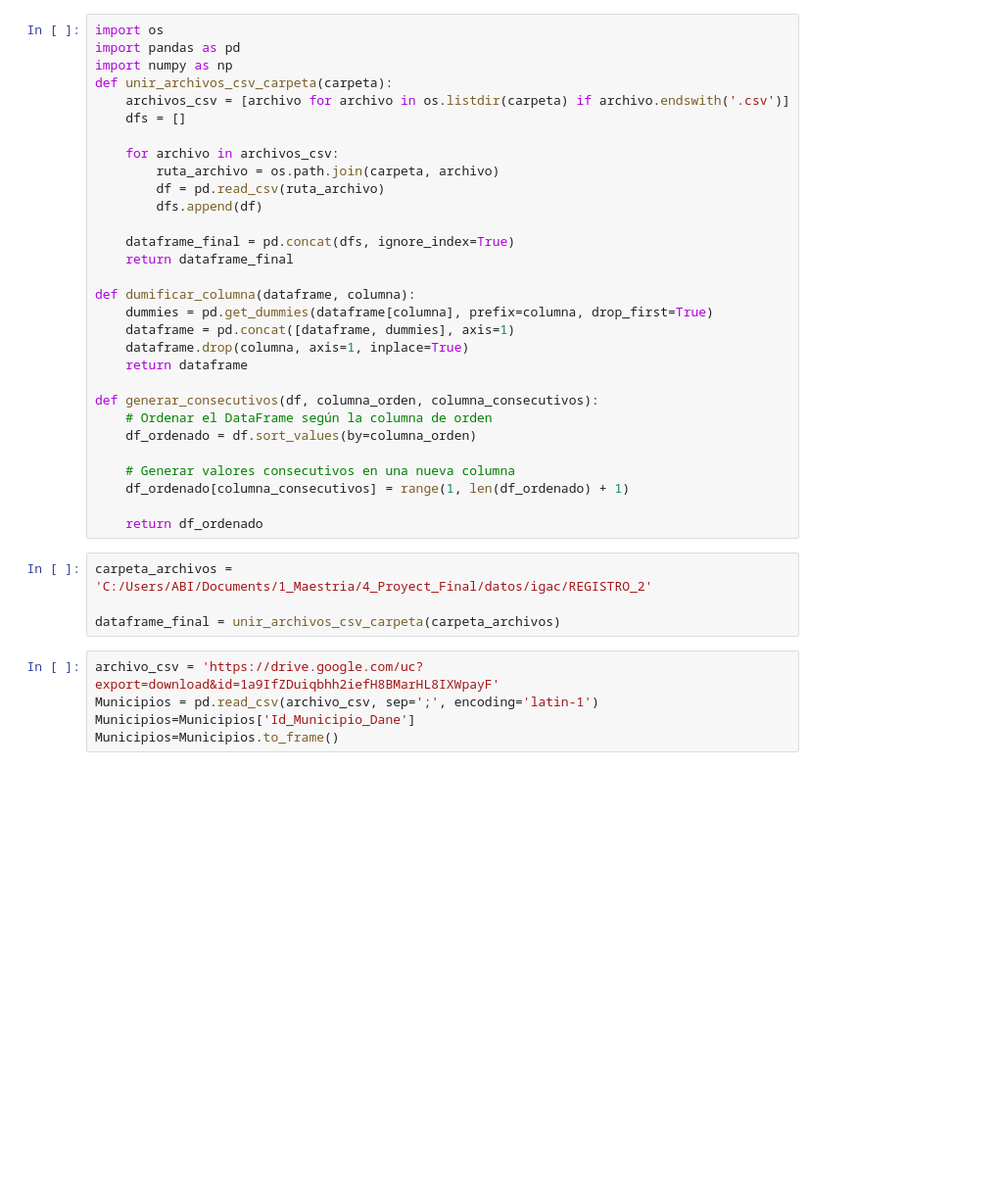
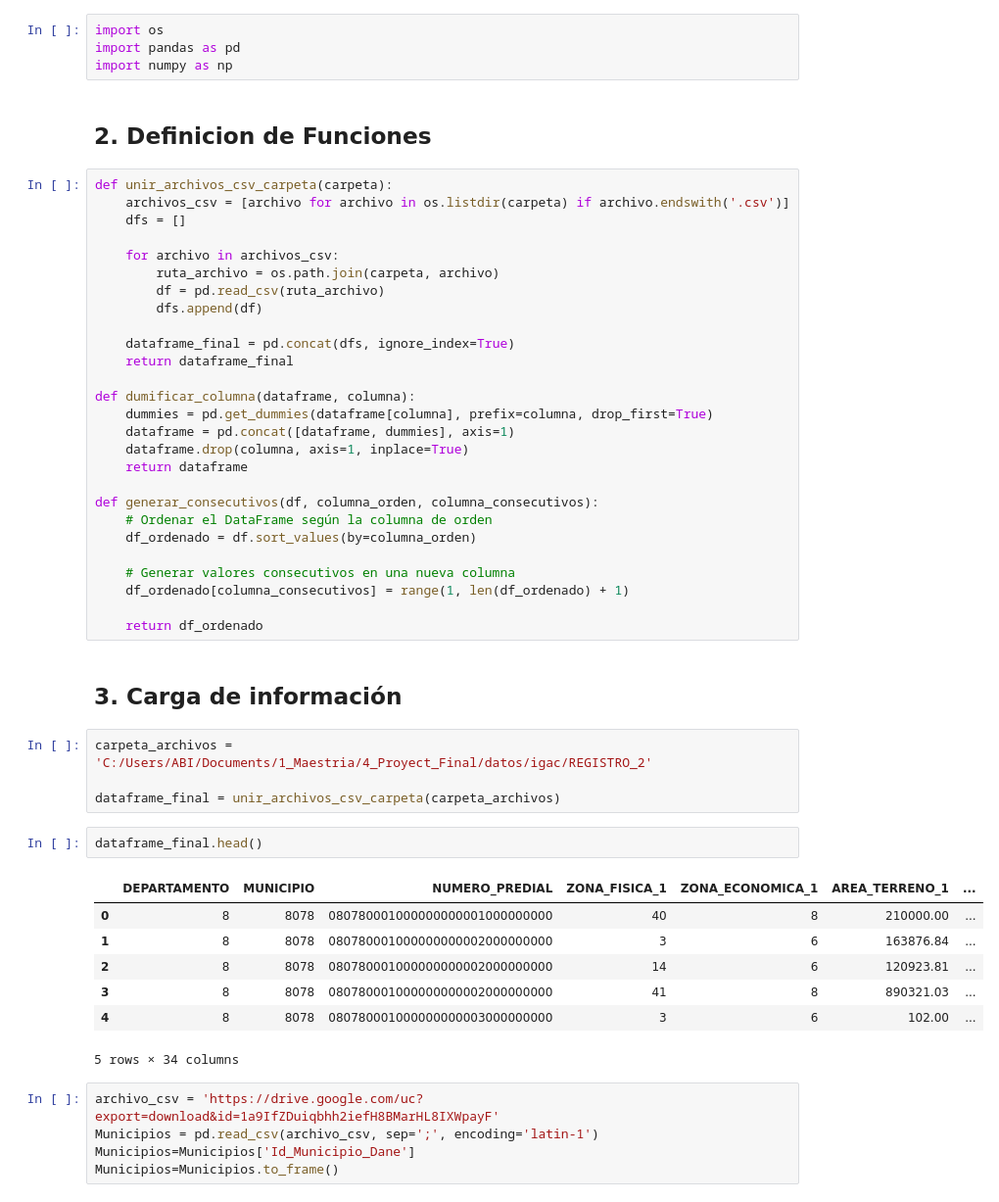
Before and after one commit to Daniel1388/Towns_ML, a Jupyter notebook: Data/Pre_Processing_Lotes.ipynb, the cells around one changed output. Shown at 98% size. Saved outputs shown, nothing was run; the diff lists cells and outputs as text; blank space fills up the shorter version.

```diff
--- a/Data/Pre_Processing_Lotes.ipynb
+++ b/Data/Pre_Processing_Lotes.ipynb
@@ -1,7 +5,10 @@
+# %%
+import os
+import pandas as pd
+import numpy as np
+# %% [markdown]
+## 2. Definicion de Funciones
 # %%
-import os
-import pandas as pd
-import numpy as np
 def unir_archivos_csv_carpeta(carpeta):
     archivos_csv = [archivo for archivo in os.listdir(carpeta) if archivo.endswith('.csv')]
     dfs = []
@@ -28,10 +35,22 @@ def generar_consecutivos(df, columna_orden, columna_consecutivos):
     df_ordenado[columna_consecutivos] = range(1, len(df_ordenado) + 1)
 
     return df_ordenado
+# %% [markdown]
+## 3. Carga de información
 # %%
 carpeta_archivos = 'C:/Users/ABI/Documents/1_Maestria/4_Proyect_Final/datos/igac/REGISTRO_2'
 
 dataframe_final = unir_archivos_csv_carpeta(carpeta_archivos)
+# %%
+dataframe_final.head()
+# %% [output]
+|  | DEPARTAMENTO | MUNICIPIO | NUMERO_PREDIAL | ZONA_FISICA_1 | ZONA_ECONOMICA_1 | AREA_TERRENO_1 | ... |
+| 0 | 8 | 8078 | 080780001000000000001000000000 | 40 | 8 | 210000.00 | ... |
+| 1 | 8 | 8078 | 080780001000000000002000000000 | 3 | 6 | 163876.84 | ... |
+| 2 | 8 | 8078 | 080780001000000000002000000000 | 14 | 6 | 120923.81 | ... |
+| 3 | 8 | 8078 | 080780001000000000002000000000 | 41 | 8 | 890321.03 | ... |
+| 4 | 8 | 8078 | 080780001000000000003000000000 | 3 | 6 | 102.00 | ... |
+5 rows × 34 columns
 # %%
 archivo_csv = 'https://drive.google.com/uc?export=download&id=1a9IfZDuiqbhh2iefH8BMarHL8IXWpayF'
 Municipios = pd.read_csv(archivo_csv, sep=';', encoding='latin-1')
```
Also changed, not shown: parts of 10 cells of this notebook.
